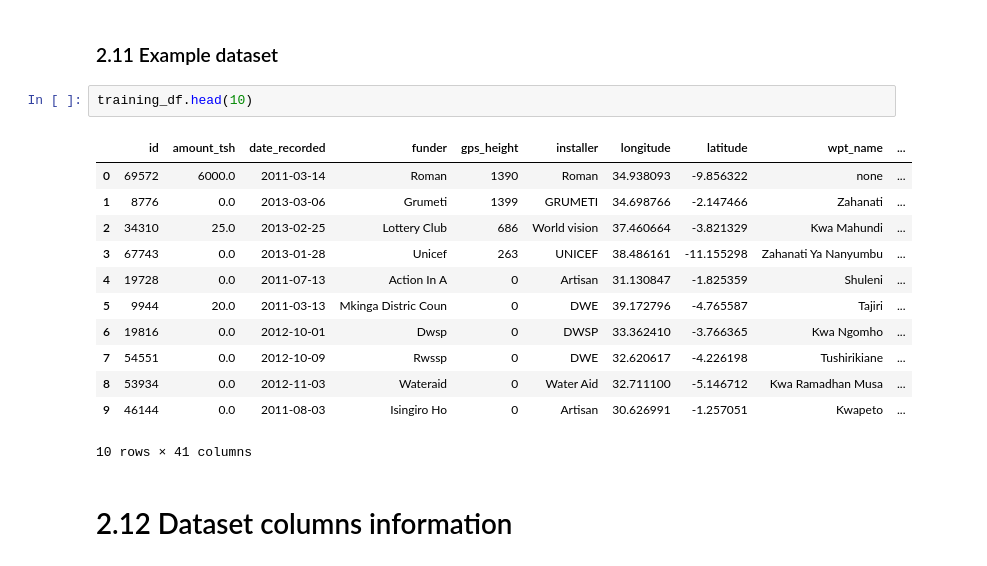
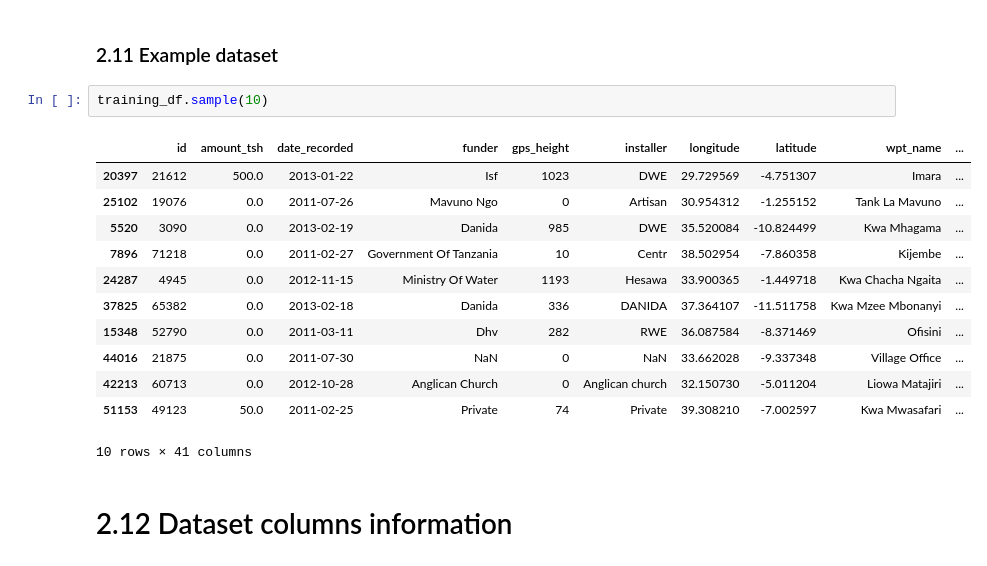
Before and after one commit to ShelbyChai/Pump-it-Up-Data-Mining-the-Water-Table, a Jupyter notebook: Pump it Up.ipynb, the cells around one changed output. Cells and saved outputs as stored; diff of their text form.

```diff
--- a/Pump it Up.ipynb
+++ b/Pump it Up.ipynb
@@ -22,19 +22,19 @@ training_df = training_df.merge(output_df, how='inner', on="id")
 # %% [markdown]
 ### 2.11 Example dataset
 # %%
-training_df.head(10)
+training_df.sample(10)
 # %% [output]
 |  | id | amount_tsh | date_recorded | funder | gps_height | installer | longitude | latitude | wpt_name | ... |
-| 0 | 69572 | 6000.0 | 2011-03-14 | Roman | 1390 | Roman | 34.938093 | -9.856322 | none | ... |
-| 1 | 8776 | 0.0 | 2013-03-06 | Grumeti | 1399 | GRUMETI | 34.698766 | -2.147466 | Zahanati | ... |
-| 2 | 34310 | 25.0 | 2013-02-25 | Lottery Club | 686 | World vision | 37.460664 | -3.821329 | Kwa Mahundi | ... |
-| 3 | 67743 | 0.0 | 2013-01-28 | Unicef | 263 | UNICEF | 38.486161 | -11.155298 | Zahanati Ya Nanyumbu | ... |
-| 4 | 19728 | 0.0 | 2011-07-13 | Action In A | 0 | Artisan | 31.130847 | -1.825359 | Shuleni | ... |
-| 5 | 9944 | 20.0 | 2011-03-13 | Mkinga Distric Coun | 0 | DWE | 39.172796 | -4.765587 | Tajiri | ... |
-| 6 | 19816 | 0.0 | 2012-10-01 | Dwsp | 0 | DWSP | 33.362410 | -3.766365 | Kwa Ngomho | ... |
-| 7 | 54551 | 0.0 | 2012-10-09 | Rwssp | 0 | DWE | 32.620617 | -4.226198 | Tushirikiane | ... |
-| 8 | 53934 | 0.0 | 2012-11-03 | Wateraid | 0 | Water Aid | 32.711100 | -5.146712 | Kwa Ramadhan Musa | ... |
-| 9 | 46144 | 0.0 | 2011-08-03 | Isingiro Ho | 0 | Artisan | 30.626991 | -1.257051 | Kwapeto | ... |
+| 20397 | 21612 | 500.0 | 2013-01-22 | Isf | 1023 | DWE | 29.729569 | -4.751307 | Imara | ... |
+| 25102 | 19076 | 0.0 | 2011-07-26 | Mavuno Ngo | 0 | Artisan | 30.954312 | -1.255152 | Tank La Mavuno | ... |
+| 5520 | 3090 | 0.0 | 2013-02-19 | Danida | 985 | DWE | 35.520084 | -10.824499 | Kwa Mhagama | ... |
+| 7896 | 71218 | 0.0 | 2011-02-27 | Government Of Tanzania | 10 | Centr | 38.502954 | -7.860358 | Kijembe | ... |
+| 24287 | 4945 | 0.0 | 2012-11-15 | Ministry Of Water | 1193 | Hesawa | 33.900365 | -1.449718 | Kwa Chacha Ngaita | ... |
+| 37825 | 65382 | 0.0 | 2013-02-18 | Danida | 336 | DANIDA | 37.364107 | -11.511758 | Kwa Mzee Mbonanyi | ... |
+| 15348 | 52790 | 0.0 | 2011-03-11 | Dhv | 282 | RWE | 36.087584 | -8.371469 | Ofisini | ... |
+| 44016 | 21875 | 0.0 | 2011-07-30 | NaN | 0 | NaN | 33.662028 | -9.337348 | Village Office | ... |
+| 42213 | 60713 | 0.0 | 2012-10-28 | Anglican Church | 0 | Anglican church | 32.150730 | -5.011204 | Liowa Matajiri | ... |
+| 51153 | 49123 | 50.0 | 2011-02-25 | Private | 74 | Private | 39.308210 | -7.002597 | Kwa Mwasafari | ... |
 10 rows × 41 columns
 # %% [markdown]
 # 2.12 Dataset columns information
```
Also changed, not shown: parts of 37 cells of this notebook.
